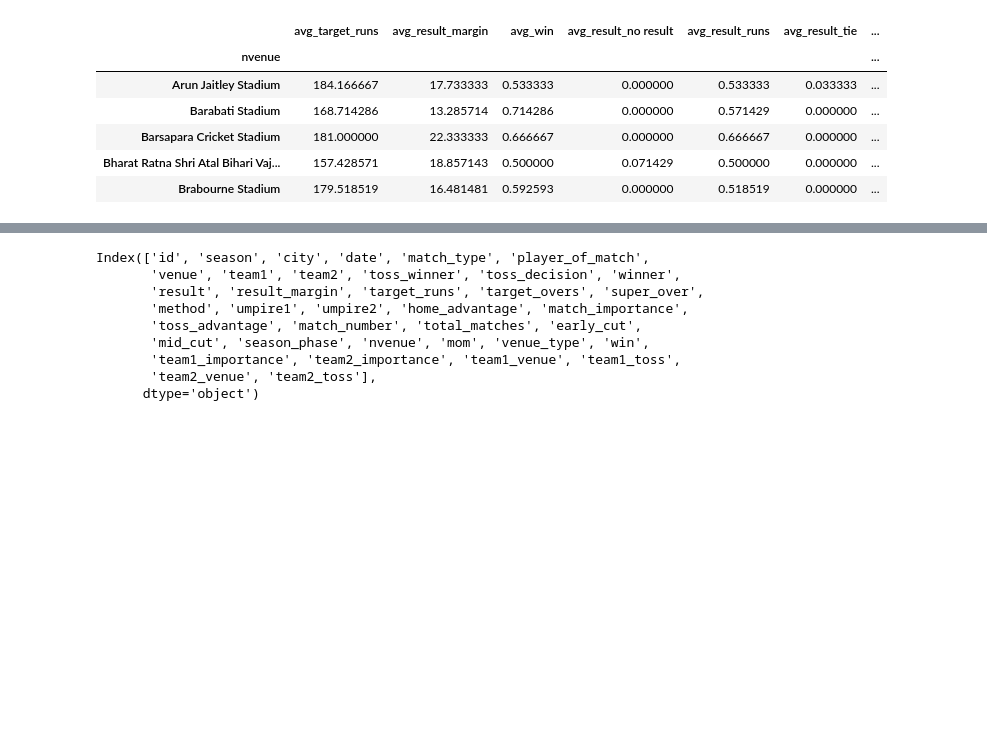
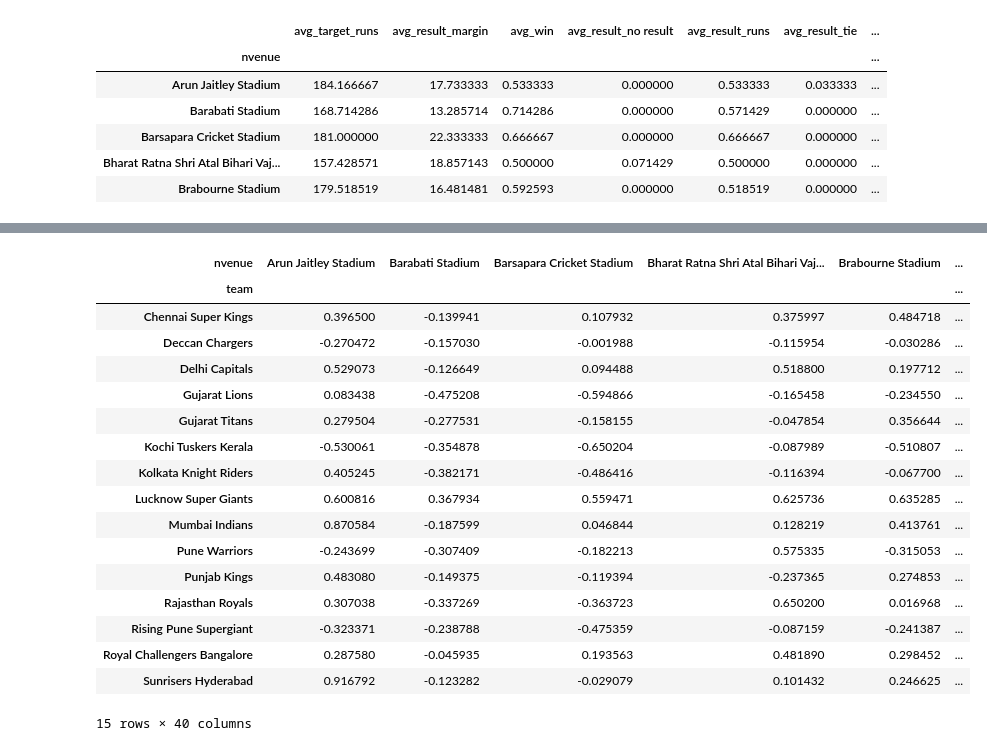
Before and after one commit to sanketmishra009/aiml, a Jupyter notebook: projects/iplAnalysis/analysis.ipynb, the cells around one changed output, grey strips where cells are left out. Cells and saved outputs as stored; diff of their text form; code cells hidden in the pictures; blank space fills up the shorter version.

```diff
--- a/projects/iplAnalysis/analysis.ipynb
+++ b/projects/iplAnalysis/analysis.ipynb
@@ -1167,12 +1165,39 @@ cdf = pd.concat([ df[['team1', 'team2'] + [col for col in tcols if col not in vc
 # %%
-df.columns
+#create recommendations from profiles:
+from sklearn.metrics.pairwise import cosine_similarity
+
+#get common features:
+nteams = tgdf.select_dtypes(include = [np.number]).columns.tolist()
+nvenues = vgdf.select_dtypes(include = [np.number]).columns.tolist()
+commonf = list(set(nteams).intersection(nvenues))
+
+#standardize:
+
+scaler = StandardScaler()
+combined = pd.concat([tgdf[commonf] , vgdf[commonf]] , axis = 0)
+scaler.fit(combined)
+vscaled = pd.DataFrame(scaler.transform(vgdf[commonf]) , index = vgdf.index , columns = commonf)
+tscaled = pd.DataFrame(scaler.transform(tgdf[commonf]) , index = tgdf.index , columns = commonf)
+
+#compute cosine similarity:
+smat = pd.DataFrame(cosine_similarity(tscaled.values , vscaled.values) , index = tgdf.index , columns = vgdf.index)
+smat
 # %% [output]
+| nvenue | Arun Jaitley Stadium | Barabati Stadium | Barsapara Cricket Stadium | Bharat Ratna Shri Atal Bihari Vaj... | Brabourne Stadium | ... |
+| team |  |  |  |  |  | ... |
+| Chennai Super Kings | 0.396500 | -0.139941 | 0.107932 | 0.375997 | 0.484718 | ... |
+| Deccan Chargers | -0.270472 | -0.157030 | -0.001988 | -0.115954 | -0.030286 | ... |
+| Delhi Capitals | 0.529073 | -0.126649 | 0.094488 | 0.518800 | 0.197712 | ... |
+| Gujarat Lions | 0.083438 | -0.475208 | -0.594866 | -0.165458 | -0.234550 | ... |
+| Gujarat Titans | 0.279504 | -0.277531 | -0.158155 | -0.047854 | 0.356644 | ... |
+| Kochi Tuskers Kerala | -0.530061 | -0.354878 | -0.650204 | -0.087989 | -0.510807 | ... |
+| Kolkata Knight Riders | 0.405245 | -0.382171 | -0.486416 | -0.116394 | -0.067700 | ... |
+| Lucknow Super Giants | 0.600816 | 0.367934 | 0.559471 | 0.625736 | 0.635285 | ... |
+| Mumbai Indians | 0.870584 | -0.187599 | 0.046844 | 0.128219 | 0.413761 | ... |
+| Pune Warriors | -0.243699 | -0.307409 | -0.182213 | 0.575335 | -0.315053 | ... |
+| Punjab Kings | 0.483080 | -0.149375 | -0.119394 | -0.237365 | 0.274853 | ... |
+| Rajasthan Royals | 0.307038 | -0.337269 | -0.363723 | 0.650200 | 0.016968 | ... |
+| Rising Pune Supergiant | -0.323371 | -0.238788 | -0.475359 | -0.087159 | -0.241387 | ... |
+| Royal Challengers Bangalore | 0.287580 | -0.045935 | 0.193563 | 0.481890 | 0.298452 | ... |
+| Sunrisers Hyderabad | 0.916792 | -0.123282 | -0.029079 | 0.101432 | 0.246625 | ... |
-Index(['id', 'season', 'city', 'date', 'match_type', 'player_of_match',
-       'venue', 'team1', 'team2', 'toss_winner', 'toss_decision', 'winner',
-       'result', 'result_margin', 'target_runs', 'target_overs', 'super_over',
-       'method', 'umpire1', 'umpire2', 'home_advantage', 'match_importance',
-       'toss_advantage', 'match_number', 'total_matches', 'early_cut',
-       'mid_cut', 'season_phase', 'nvenue', 'mom', 'venue_type', 'win',
-       'team1_importance', 'team2_importance', 'team1_venue', 'team1_toss',
-       'team2_venue', 'team2_toss'],
-      dtype='object')
+15 rows × 40 columns
```
Also changed, not shown: parts of 4 cells of this notebook.
